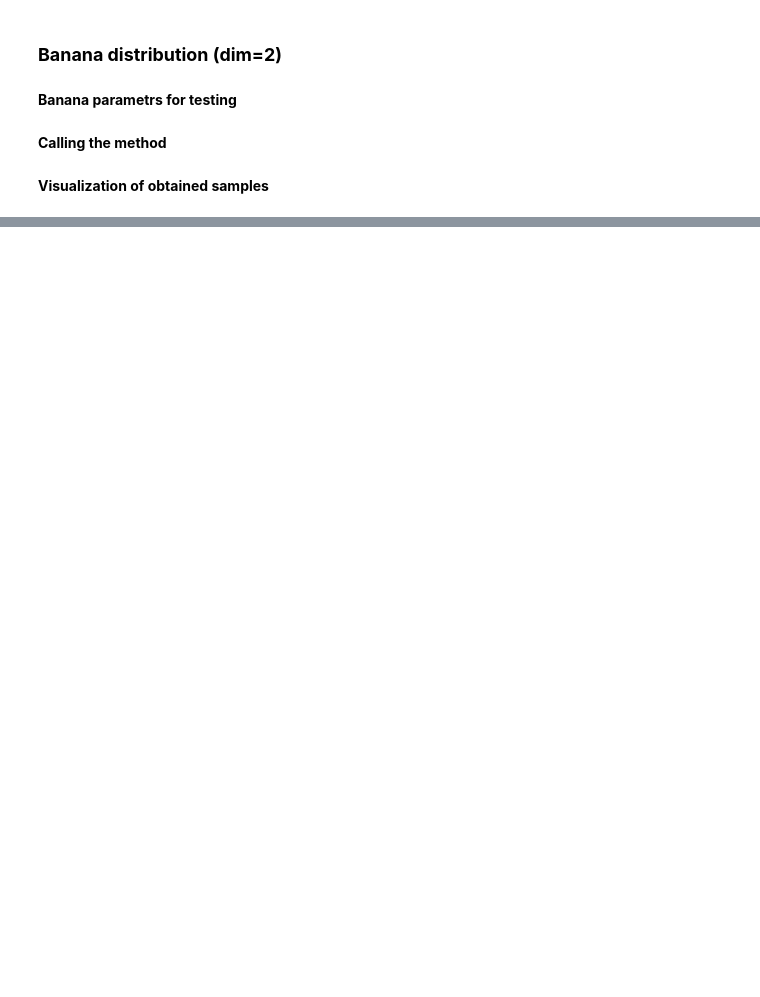
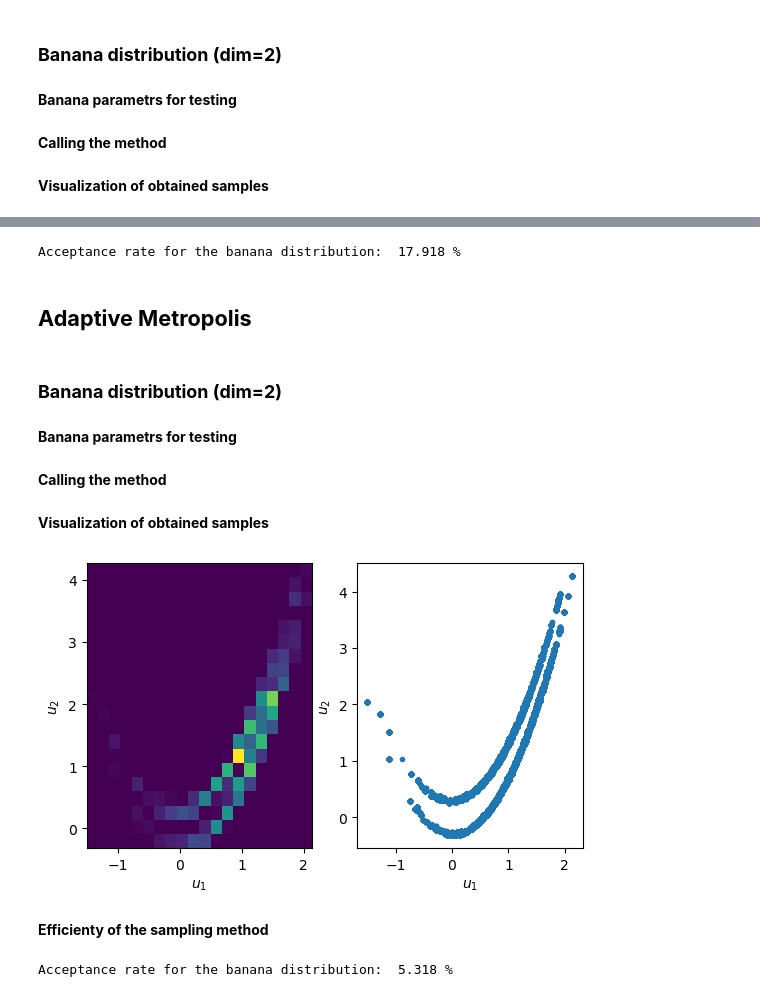
Before and after one commit to val0448/BC, a Jupyter notebook: testing.ipynb, the cells around one changed output, grey strips where cells are left out. Cells and saved outputs as stored; diff of their text form; code cells hidden in the pictures; blank space fills up the shorter version.

```diff
--- a/testing.ipynb
+++ b/testing.ipynb
@@ -85,0 +155,33 @@ banana.visualize(banana_samples)
+# %%
+print("Acceptance rate for the banana distribution: ", banana_acc_rate_MH * 100, "%")
+# %% [output]
+Acceptance rate for the banana distribution:  17.918 %
+# %% [markdown]
+## **Adaptive Metropolis**
+# %% [markdown]
+### **Banana distribution (dim=2)**
+# %% [markdown]
+**Banana parametrs for testing**
+# %%
+banana_initial_AM = np.array([2.0, 3.0])  # initial sample
+# %% [markdown]
+**Calling the method**
+# %%
+banana_samples_AM, banana_acc_rate_AM, banana_cov_AM = banana.AM(N=MH_N,
+                                                                 initial=banana_initial_AM,
+                                                                 proposal_cov=np.eye(banana_dim),
+                                                                 burnin=MH_burnin,
+                                                                 acc_rate=True,
+                                                                 cov_matrix=True)
+# %% [markdown]
+**Visualization of obtained samples**
+# %%
+banana.visualize(banana_samples_AM)
+# %% [output]
+[figure, added]
+# %% [markdown]
+**Efficienty of the sampling method**
+# %%
+print("Acceptance rate for the banana distribution: ", banana_acc_rate_AM * 100, "%")
+# %% [output]
+Acceptance rate for the banana distribution:  5.318 %
```
Also changed, not shown: parts of 41 cells of this notebook.
